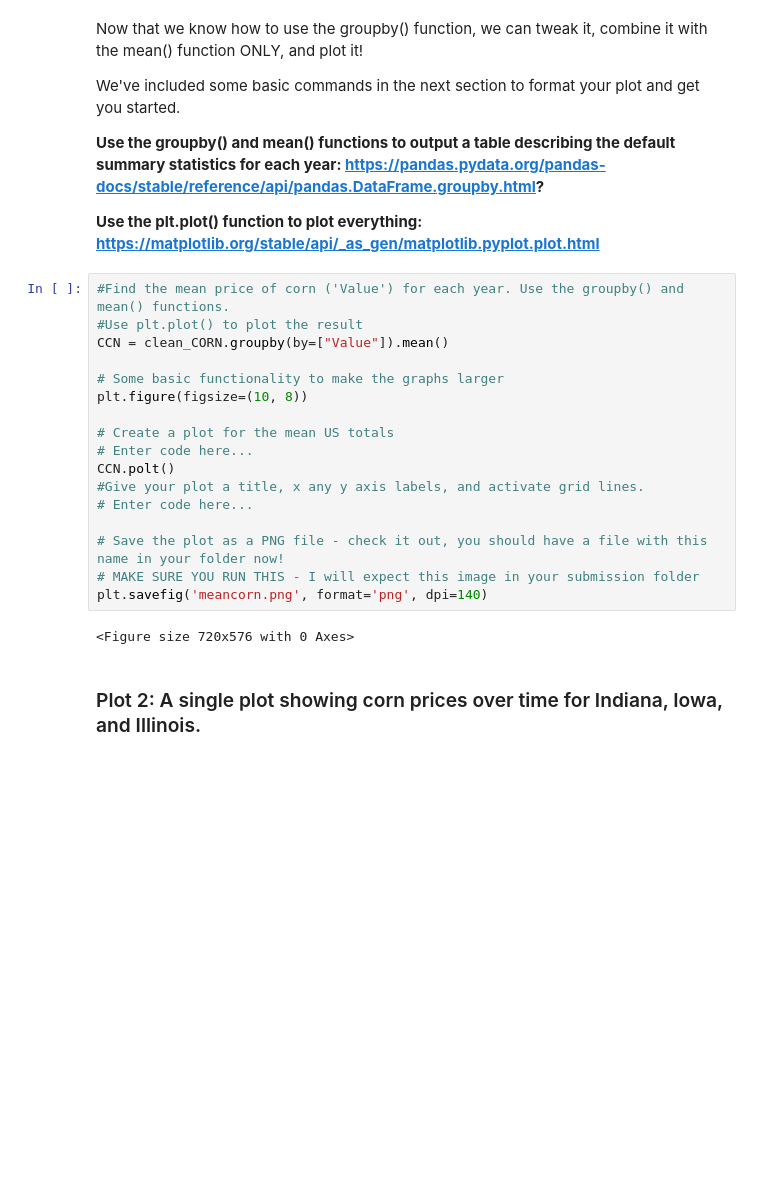
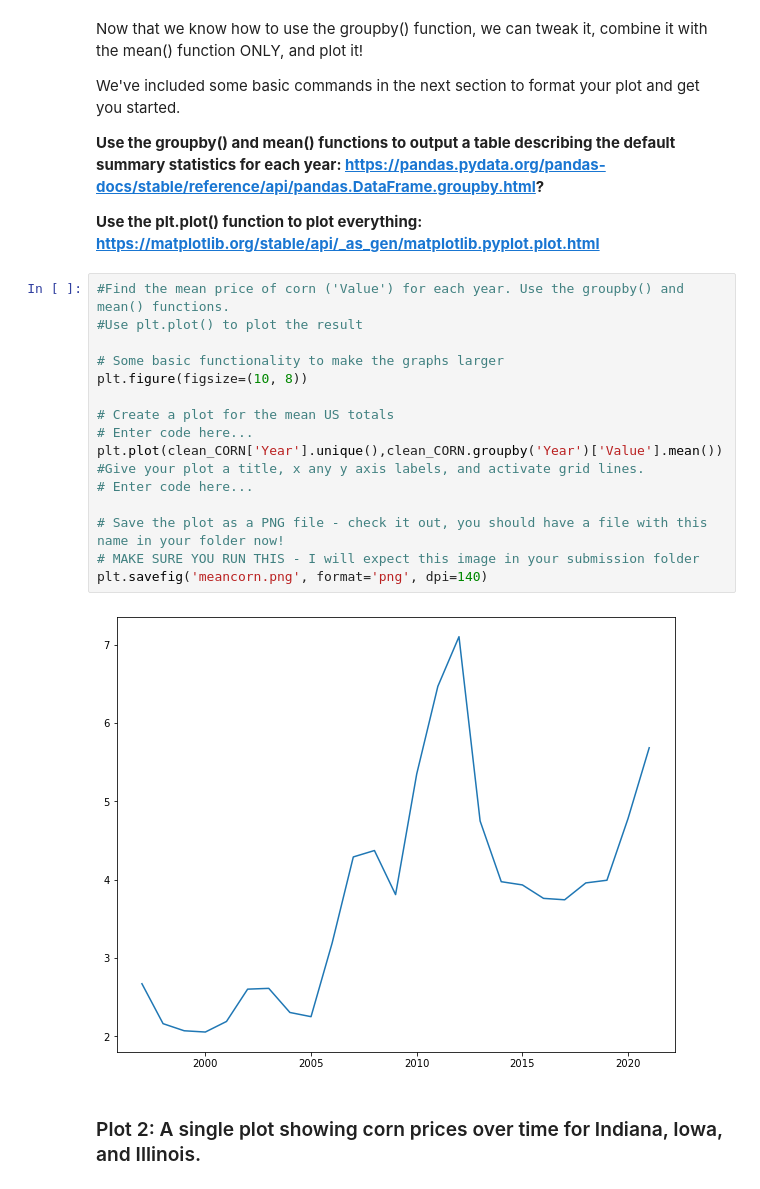
Before and after one commit to ShihYLin/Ag-Informatics, a Jupyter notebook: Lab2/lab2-ShihYunLin.ipynb, the cells around one changed output. Drawn from its saved outputs; the diff is of its cells as text; blank space fills up the shorter version.

Commit message:
mean plot

```diff
--- a/Lab2/lab2-ShihYunLin.ipynb
+++ b/Lab2/lab2-ShihYunLin.ipynb
@@ -433,22 +433,21 @@ We've included some basic commands in the next section to format your plot and g
 # %%
 #Find the mean price of corn ('Value') for each year. Use the groupby() and mean() functions.
 #Use plt.plot() to plot the result
-CCN = clean_CORN.groupby(by=["Value"]).mean()
 
 # Some basic functionality to make the graphs larger
 plt.figure(figsize=(10, 8))
 
 # Create a plot for the mean US totals
 # Enter code here...
-CCN.polt()
+plt.plot(clean_CORN['Year'].unique(),clean_CORN.groupby('Year')['Value'].mean())
 #Give your plot a title, x any y axis labels, and activate grid lines.
 # Enter code here...
 
 # Save the plot as a PNG file - check it out, you should have a file with this name in your folder now!
 # MAKE SURE YOU RUN THIS - I will expect this image in your submission folder
 plt.savefig('meancorn.png', format='png', dpi=140)
 # %% [output]
-<Figure size 720x576 with 0 Axes>
+[figure, added]
 # %% [markdown]
 ### Plot 2: A single plot showing corn prices over time for Indiana, Iowa, and Illinois.
 # %% [markdown]
```
Also changed, not shown: 1 other file.
